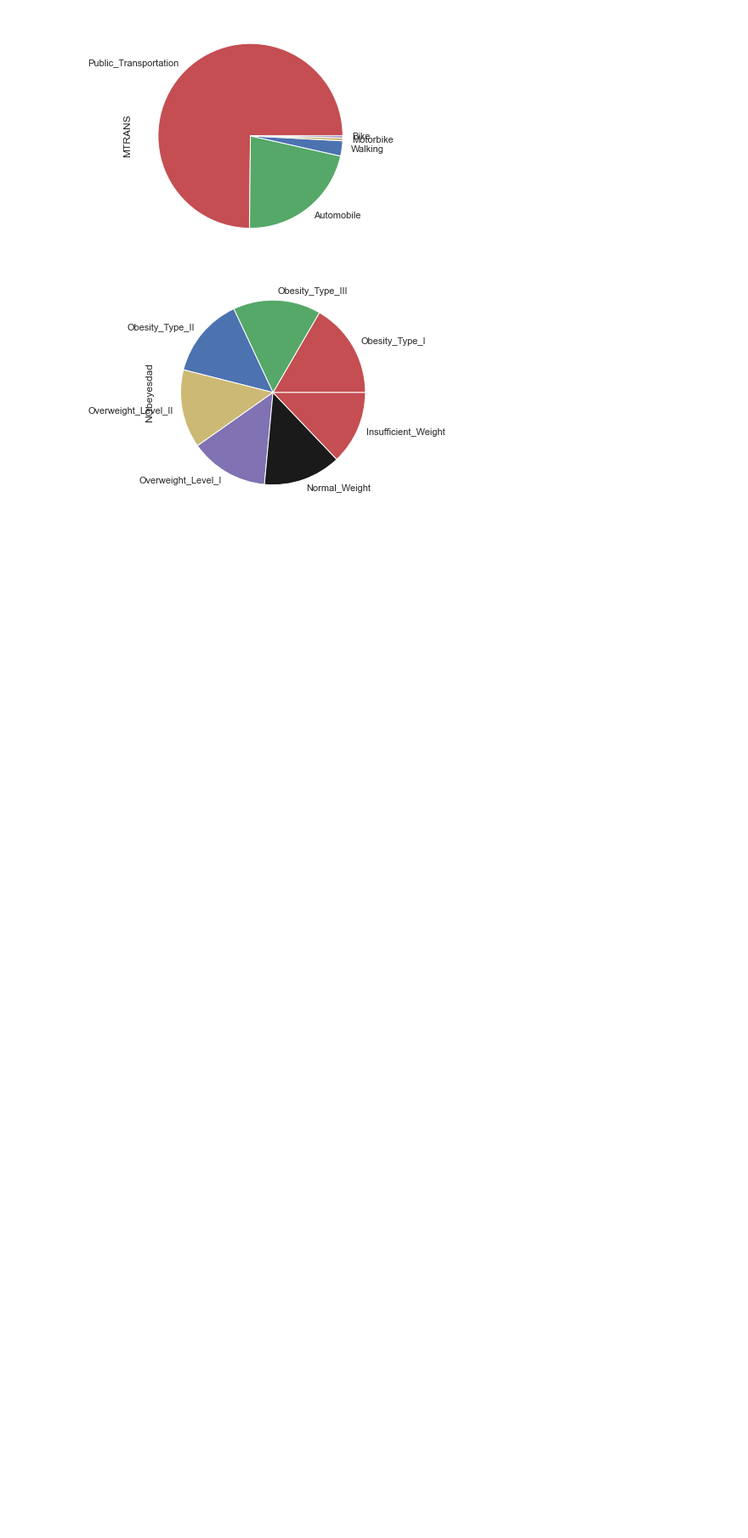
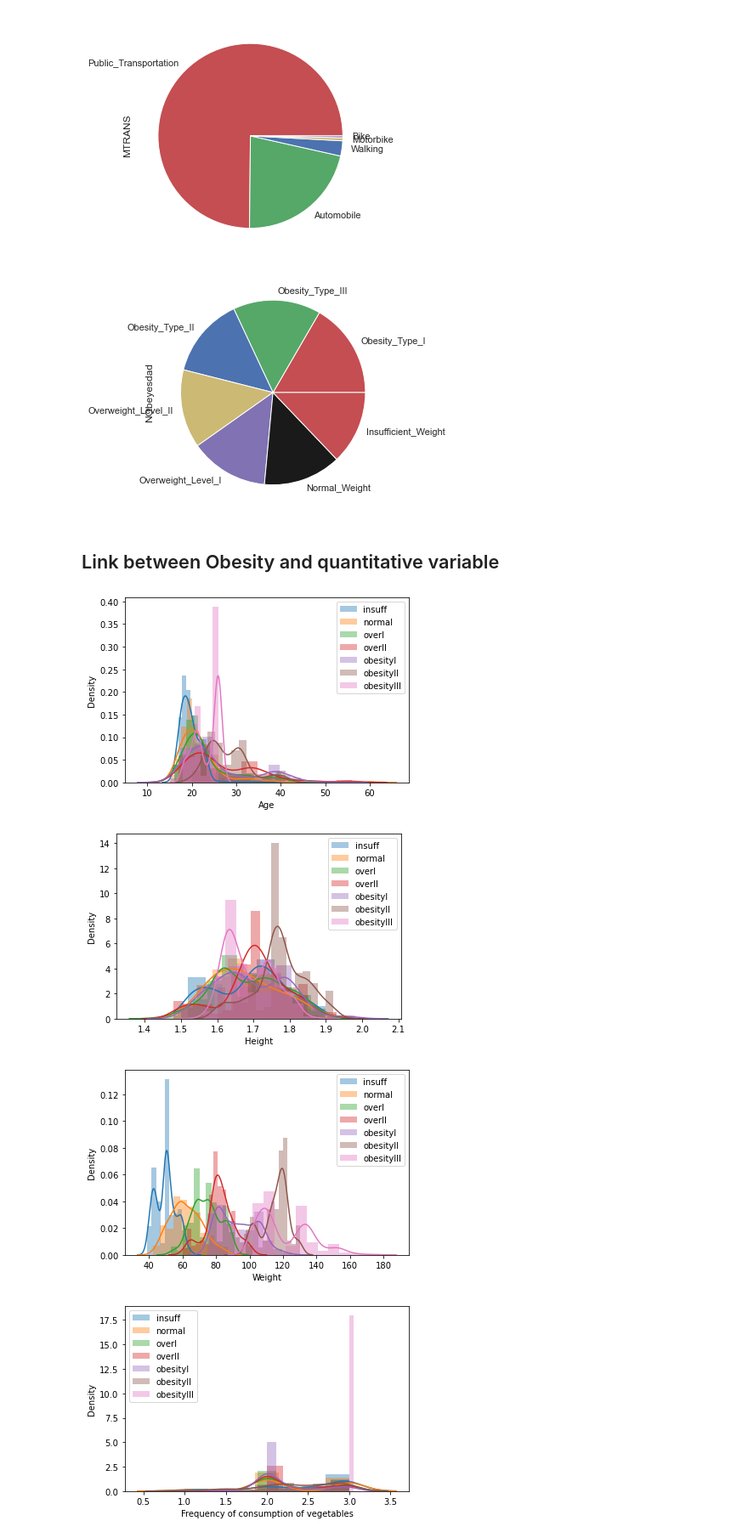
Before and after one commit to Tintintin1234/Projet-Python-Data-Analyse, a Jupyter notebook: Projet Python.ipynb, the cells around one changed output. Shown at 85% size. Drawn from its saved outputs; the diff is of its cells as text; code cells hidden in the pictures; blank space fills up the shorter version.

```diff
--- a/Projet Python.ipynb
+++ b/Projet Python.ipynb
@@ -81,5 +91,4 @@ memory usage: 280.5+ KB
 # %%
-print("NA & null by columns : \n")
-for i in data.columns:
-    print(i +' : \t', data[i].isna().sum(),'NA  ', data[i].isnull().sum(),'null')
+print("Numbers of NA by columns : \n")
+data.isna().sum()
 # %% [output]
@@ -107,0 +139,12 @@ femme=data[data['Gender']=='Female']
+# %%
+homme=data[data['Gender']=='Male']
+femme=data[data['Gender']=='Female']
+
+
+insufficient=data[data['Obesity']== 'Insufficient_Weight']
+normal=data[data['Obesity']== 'Normal_Weight']
+overweightI=data[data['Obesity']== 'Overweight_Level_I']
+overweightII=data[data['Obesity']== 'Overweight_Level_II']
+obesityI=data[data['Obesity']== 'Obesity_Type_I']
+obesityII=data[data['Obesity']== 'Obesity_Type_II']
+obesityIII=data[data['Obesity']== 'Obesity_Type_III']
@@ -211,3 +276,21 @@ for i in df.select_dtypes('object'):
 [figure]
 [figure]
 [figure]
+# %% [markdown]
+## Link between Obesity and quantitative variable
+# %%
+for i in data.select_dtypes('double'):
+    plt.figure()
+    sns.distplot(insufficient[i], label = 'insuff')
+    sns.distplot(normal[i], label = 'normal')
+    sns.distplot(overweightI[i], label = 'overI')
+    sns.distplot(overweightII[i], label = 'overII')
+    sns.distplot(obesityI[i], label = 'obesityI')
+    sns.distplot(obesityII[i], label = 'obesityII')
+    sns.distplot(obesityIII[i], label = 'obesityIII')
+    plt.legend()
+# %% [output]
+[figure, added]
+[figure, added]
+[figure, added]
+[figure, added]
```
Also changed, not shown: parts of 22 cells of this notebook.
